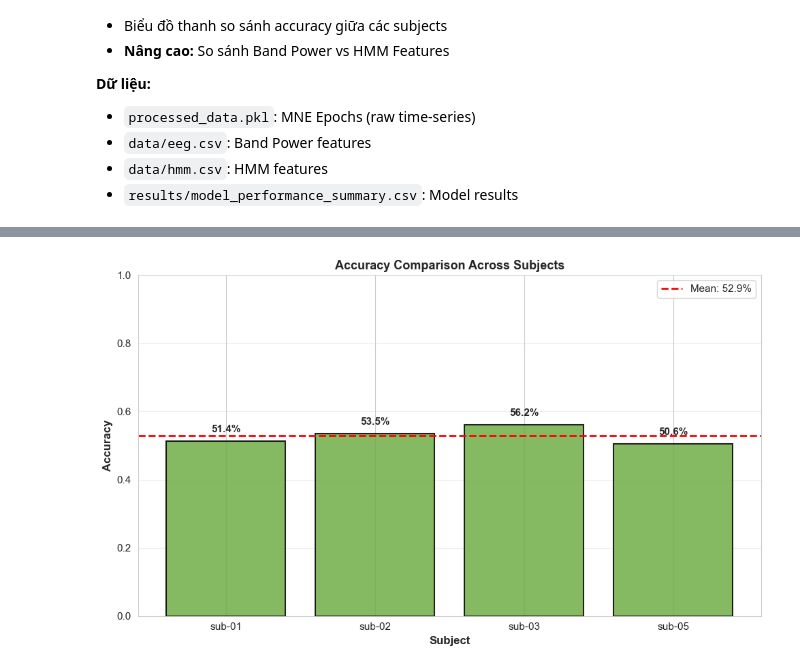
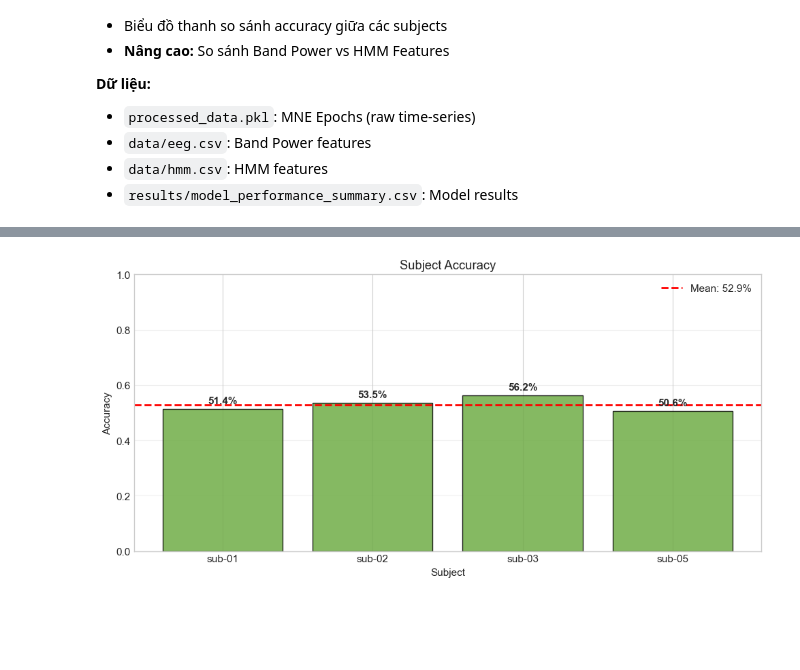
Before and after one commit to 24022404/eeg-oddball-classifier, a Jupyter notebook: src/visualize.ipynb, the cells around one changed output, grey strips where cells are left out. Drawn from its saved outputs; the diff is of its cells as text; code cells hidden in the pictures; blank space fills up the shorter version.

```diff
--- a/src/visualize.ipynb
+++ b/src/visualize.ipynb
@@ -33,22 +33,12 @@ eeg_df = pd.read_csv('../data/eeg.csv')
 hmm_df = pd.read_csv('../data/hmm.csv')
 results_df = pd.read_csv('../results/model_performance_summary.csv')
 
-try:
-    with open('../processed/processed_data.pkl', 'rb') as f:
-        processed_data = pickle.load(f)
+# Load epochs
+from mne import concatenate_epochs
+with open('../processed/processed_data.pkl', 'rb') as f:
+    epochs = concatenate_epochs(list(pickle.load(f).values()))
 
-    # processed_data là dict {subject_id: epochs}
-    # Concatenate tất cả subjects thành 1 Epochs object
-    from mne import concatenate_epochs
-    epochs_list = list(processed_data.values())
-    epochs = concatenate_epochs(epochs_list)
-
-    print(f"✓ Loaded {len(processed_data)} subjects")
-    print(f"✓ Total epochs: {len(epochs)}")
-    print(f"✓ Event IDs: {epochs.event_id}")
-except:
-    epochs = None
-    print("⚠️ Could not load processed_data.pkl")
+print(f"✓ Data loaded: {len(eeg_df)} rows | {len(epochs)} epochs")
 # %% [output]
 Not setting metadata
 1005 matching events found
@@ -183,36 +82,21 @@ else:
 # %%
+# 2. Subject Accuracy
 subjects = sorted(eeg_df['subject_id'].unique())
-subject_accs = []
+accs = [(eeg_df[eeg_df['subject_id']==s]['Peak_Amp'] >
+         eeg_df[eeg_df['subject_id']==s]['Peak_Amp'].median()).astype(int).eq(
+         eeg_df[eeg_df['subject_id']==s]['label']).mean() for s in subjects]
 
-for subj in subjects:
-    subj_data = eeg_df[eeg_df['subject_id'] == subj]
-    threshold = subj_data['Peak_Amp'].median()
-    predictions = (subj_data['Peak_Amp'] > threshold).astype(int)
-    accuracy = (predictions == subj_data['label']).mean()
-    subject_accs.append(accuracy)
+fig, ax = plt.subplots(figsize=(10, 5))
+bars = ax.bar(subjects, accs, color=GREEN, edgecolor='k', alpha=0.85)
+for bar, acc in zip(bars, accs):
+    ax.text(bar.get_x() + bar.get_width()/2, acc + 0.02, f'{acc:.1%}', ha='center', fontweight='bold')
 
-# Plot
-fig, ax = plt.subplots(figsize=(10, 6))
-bars = ax.bar(range(len(subjects)), subject_accs, color=GREEN, alpha=0.85,
-              edgecolor='k', lw=1.5)
-
-for i, (bar, acc) in enumerate(zip(bars, subject_accs)):
-    ax.text(i, acc+0.02, f'{acc:.1%}', ha='center', va='bottom', fontweight='bold')
-
-mean_acc = np.mean(subject_accs)
-ax.axhline(mean_acc, color='r', ls='--', lw=2, label=f'Mean: {mean_acc:.1%}')
-
-ax.set_xlabel('Subject', fontweight='bold', fontsize=12)
-ax.set_ylabel('Accuracy', fontweight='bold', fontsize=12)
-ax.set_title('Accuracy Comparison Across Subjects', fontweight='bold', fontsize=13)
-ax.set_xticks(range(len(subjects)))
-ax.set_xticklabels(subjects)
-ax.set_ylim([0, 1])
-ax.legend(frameon=True)
+ax.axhline(np.mean(accs), color='r', ls='--', lw=2, label=f'Mean: {np.mean(accs):.1%}')
+ax.set(xlabel='Subject', ylabel='Accuracy', ylim=[0, 1], title='Subject Accuracy')
+ax.legend()
 ax.grid(axis='y', alpha=0.3)
-
 plt.tight_layout()
 plt.show()
 # %% [output]
-[figure, old version]
+[figure, new version]
 # %%
```
Also changed, not shown: parts of 12 cells of this notebook.
